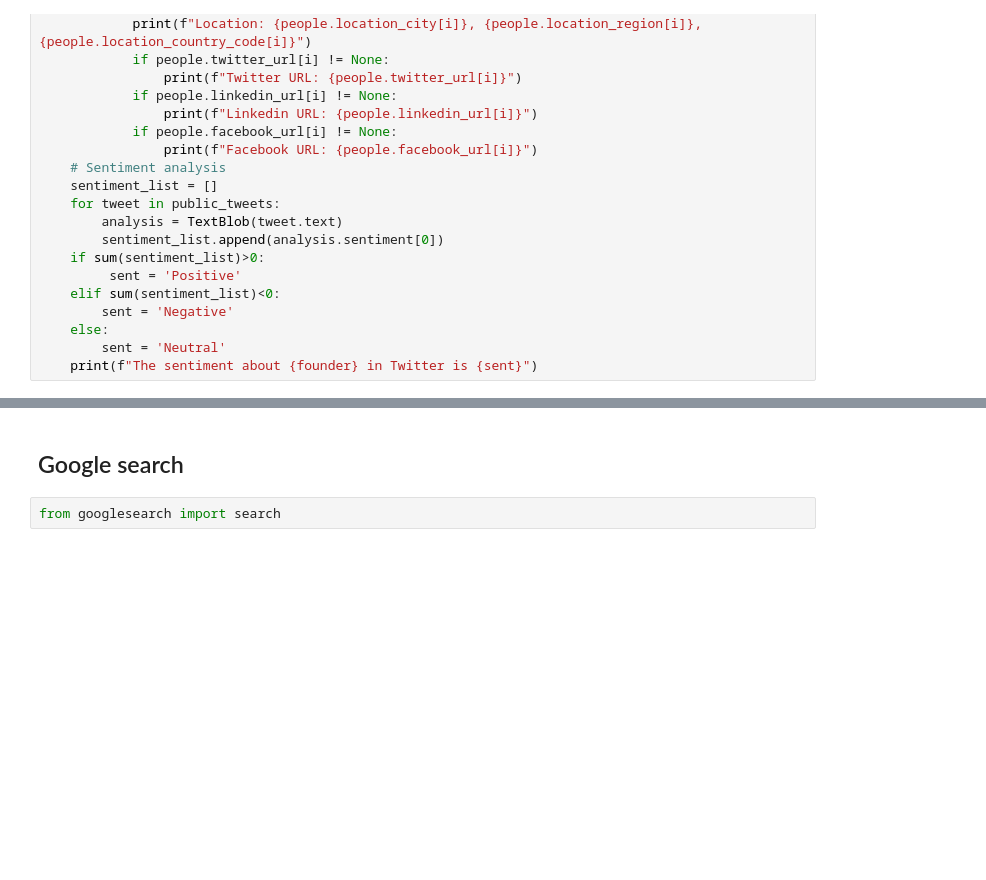
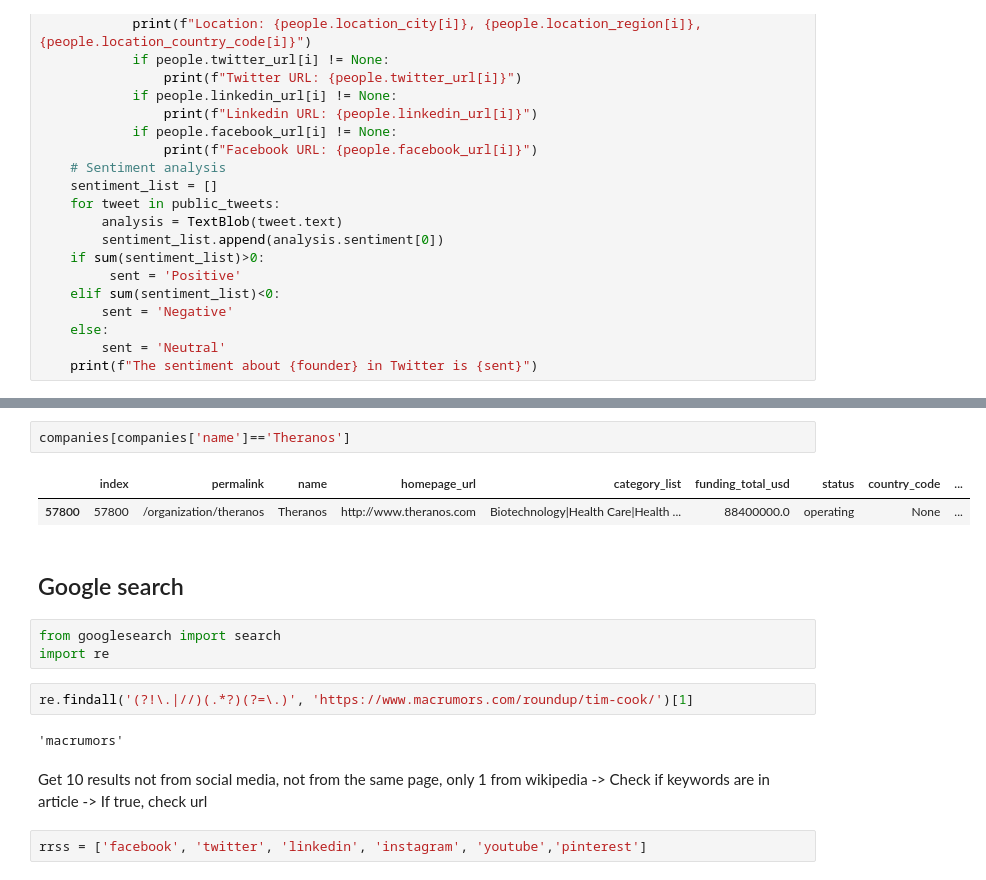
Before and after one commit to alvarofc/Project, a Jupyter notebook: Clean-process.ipynb, the cells around one changed output, grey strips where cells are left out. Drawn from its saved outputs; the diff is of its cells as text; blank space fills up the shorter version.

```diff
--- a/Clean-process.ipynb
+++ b/Clean-process.ipynb
@@ -281,4 +271,18 @@ companies
+# %%
+companies[companies['name']=='Theranos']
+# %% [output]
+|  | index | permalink | name | homepage_url | category_list | funding_total_usd | status | country_code | ... |
+| 57800 | 57800 | /organization/theranos | Theranos | http://www.theranos.com | Biotechnology|Health Care|Health ... | 88400000.0 | operating | None | ... |
 # %% [markdown]
 ## Google search
 # %%
 from googlesearch import search
+import re
+# %%
+re.findall('(?!\.|//)(.*?)(?=\.)', 'https://www.macrumors.com/roundup/tim-cook/')[1]
+# %% [output]
+'macrumors'
+# %% [markdown]
+Get 10 results not  from social media, not from the same page, only 1 from wikipedia -> Check if keywords are in article -> If true, check url
+# %%
+rrss = ['facebook', 'twitter', 'linkedin', 'instagram', 'youtube','pinterest']
```
Also changed, not shown: parts of 26 cells of this notebook, 1 other file.
